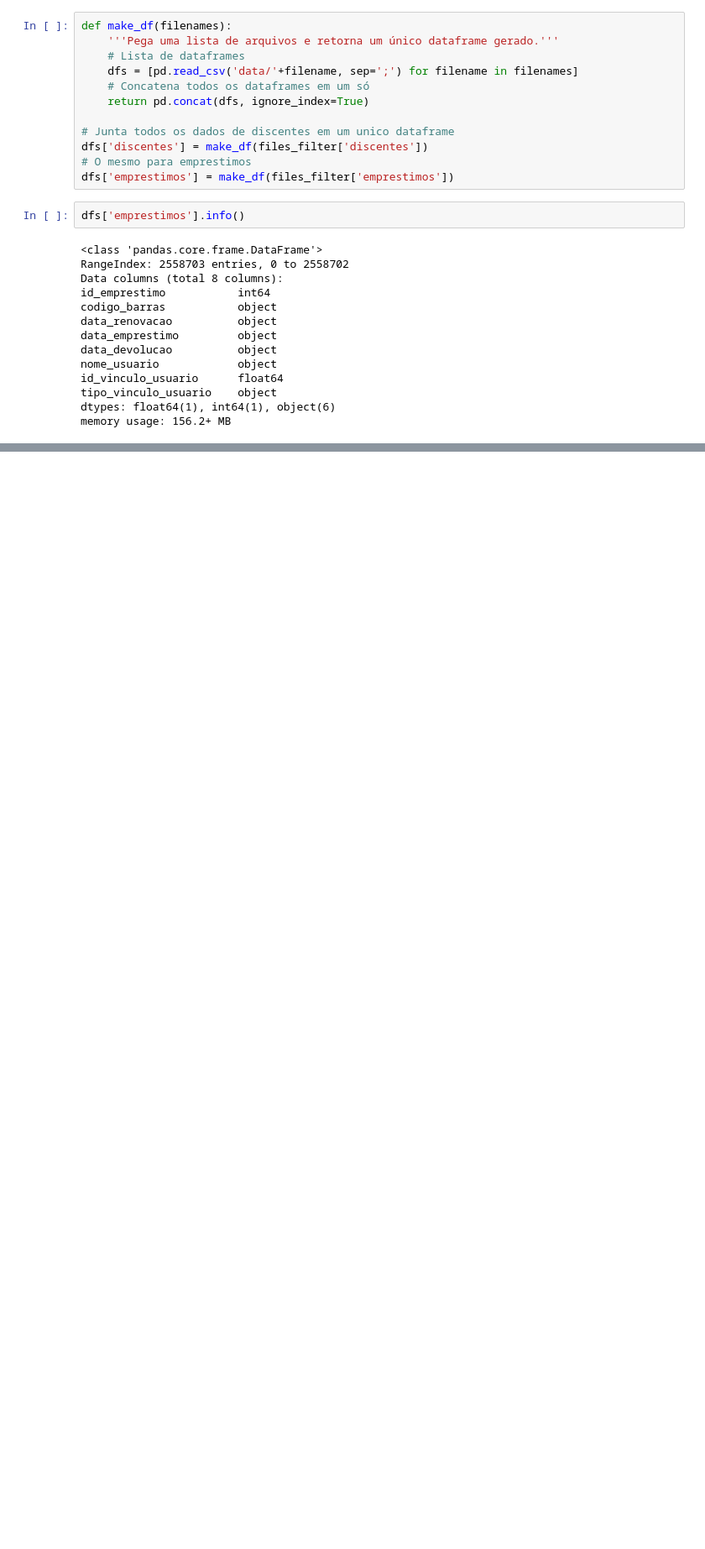
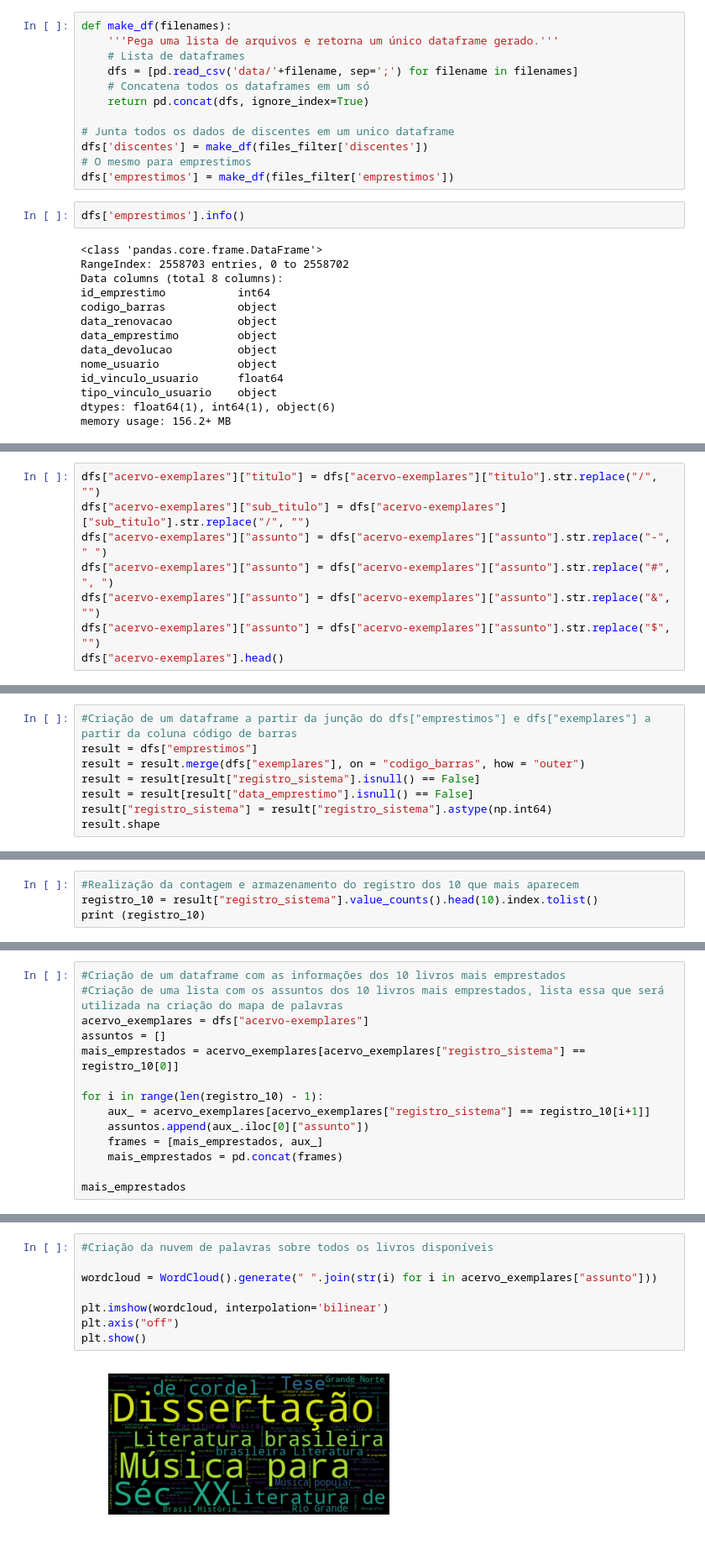
Before and after one commit to alvarofpp/imd0905-acervo-biblioteca, a Jupyter notebook: main.ipynb, the cells around one changed output, grey strips where cells are left out. Shown at 84% size. Saved outputs shown, nothing was run; the diff lists cells and outputs as text; blank space fills up the shorter version.

```diff
--- a/main.ipynb
+++ b/main.ipynb
@@ -61,0 +109,8 @@ memory usage: 156.2+ MB
+# %%
+dfs["acervo-exemplares"]["titulo"] = dfs["acervo-exemplares"]["titulo"].str.replace("/", "")
+dfs["acervo-exemplares"]["sub_titulo"] = dfs["acervo-exemplares"]["sub_titulo"].str.replace("/", "")
+dfs["acervo-exemplares"]["assunto"] = dfs["acervo-exemplares"]["assunto"].str.replace("-", " ")
+dfs["acervo-exemplares"]["assunto"] = dfs["acervo-exemplares"]["assunto"].str.replace("#", ", ")
+dfs["acervo-exemplares"]["assunto"] = dfs["acervo-exemplares"]["assunto"].str.replace("&", "")
+dfs["acervo-exemplares"]["assunto"] = dfs["acervo-exemplares"]["assunto"].str.replace("$", "")
+dfs["acervo-exemplares"].head()
@@ -61,0 +231,8 @@ memory usage: 156.2+ MB
+# %%
+#Criação de um dataframe a partir da junção do dfs["emprestimos"] e dfs["exemplares"] a partir da coluna código de barras
+result = dfs["emprestimos"]
+result = result.merge(dfs["exemplares"], on = "codigo_barras", how = "outer")
+result = result[result["registro_sistema"].isnull() == False]
+result = result[result["data_emprestimo"].isnull() == False]
+result["registro_sistema"] = result["registro_sistema"].astype(np.int64)
+result.shape
@@ -61,0 +268,4 @@ memory usage: 156.2+ MB
+# %%
+#Realização da contagem e armazenamento do registro dos 10 que mais aparecem
+registro_10 = result["registro_sistema"].value_counts().head(10).index.tolist()
+print (registro_10)
@@ -61,0 +276,14 @@ memory usage: 156.2+ MB
+# %%
+#Criação de um dataframe com as informações dos 10 livros mais emprestados
+#Criação de uma lista com os assuntos dos 10 livros mais emprestados, lista essa que será utilizada na criação do mapa de palavras
+acervo_exemplares = dfs["acervo-exemplares"]
+assuntos = []
+mais_emprestados = acervo_exemplares[acervo_exemplares["registro_sistema"] == registro_10[0]]
+
+for i in range(len(registro_10) - 1):
+    aux_ = acervo_exemplares[acervo_exemplares["registro_sistema"] == registro_10[i+1]]
+    assuntos.append(aux_.iloc[0]["assunto"])
+    frames = [mais_emprestados, aux_]
+    mais_emprestados = pd.concat(frames)
+
+mais_emprestados
@@ -61,0 +330,10 @@ memory usage: 156.2+ MB
+# %%
+#Criação da nuvem de palavras sobre todos os livros disponíveis
+
+wordcloud = WordCloud().generate(" ".join(str(i) for i in acervo_exemplares["assunto"]))
+
+plt.imshow(wordcloud, interpolation='bilinear')
+plt.axis("off")
+plt.show()
+# %% [output]
+[figure, added]
```
Also changed, not shown: parts of 90 cells of this notebook, 4 other files.
